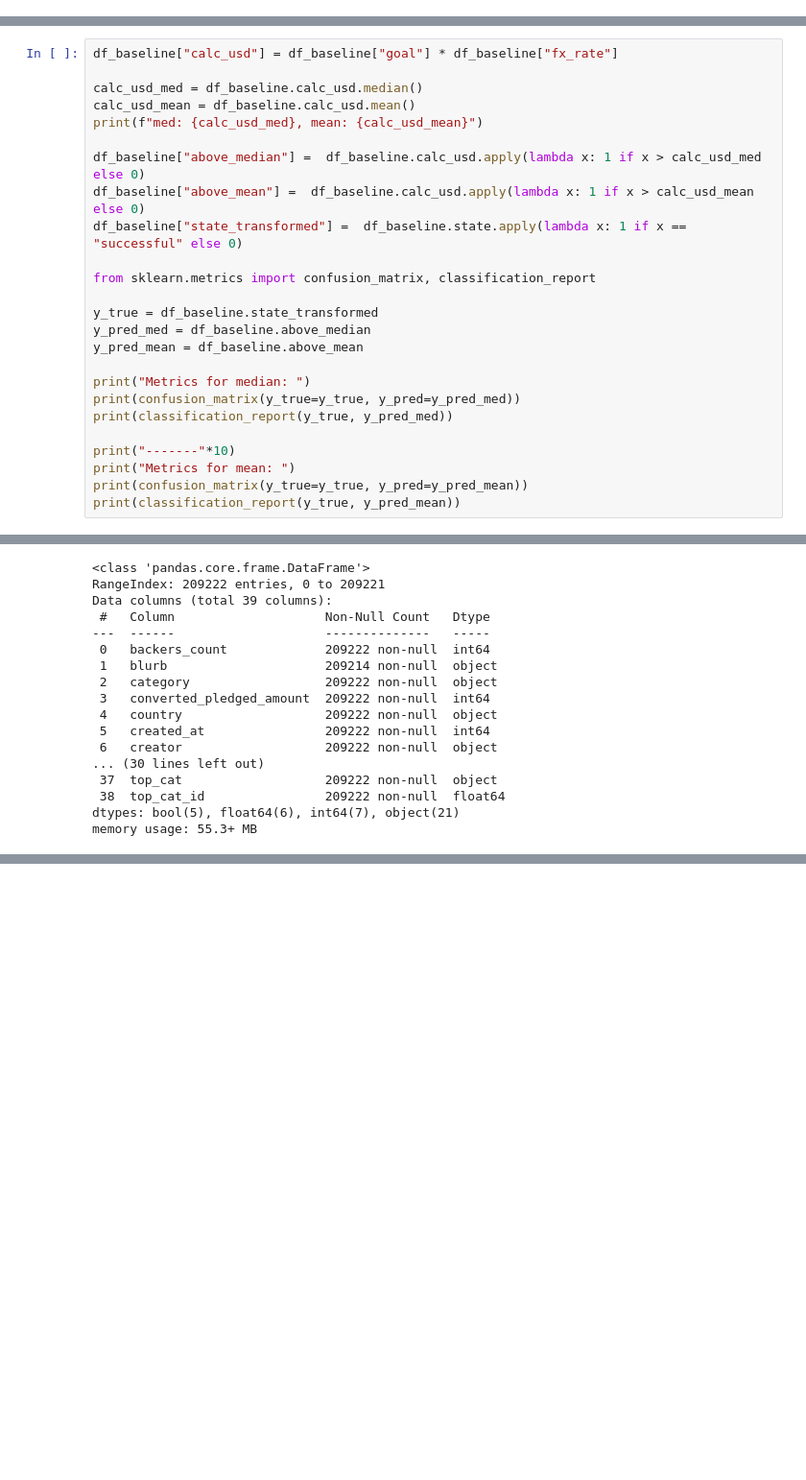
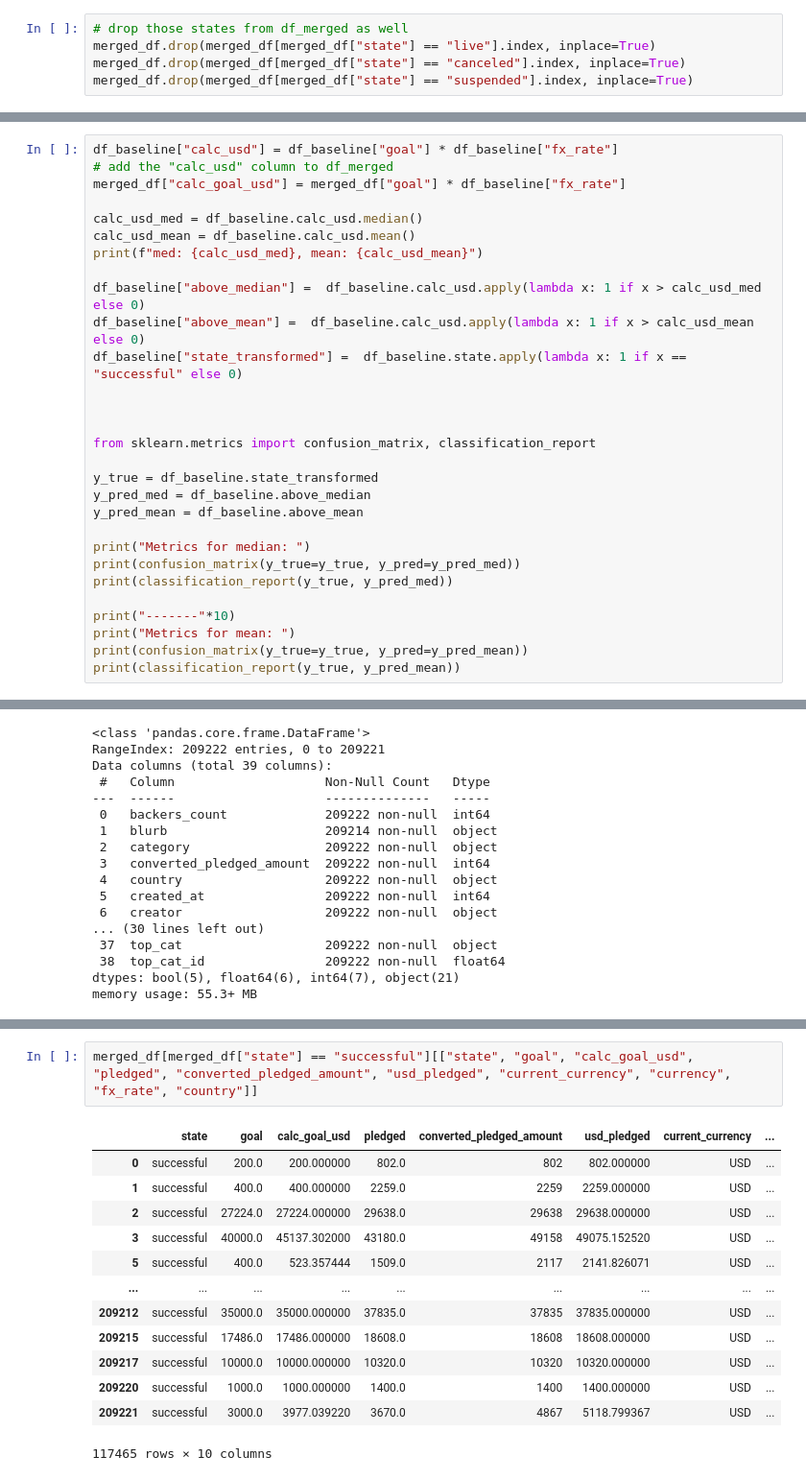
Before and after one commit to medscoops/Kickstarter_ARG, a Jupyter notebook: EDA-and-modeling.ipynb, the cells around one changed output, grey strips where cells are left out. Shown at 96% size. Saved outputs shown, nothing was run; the diff lists cells and outputs as text; blank space fills up the shorter version.

Commit message:
1. added column calc_pledged_usd (pledged converted to usd using fx_rate) 2. added stuff that was previously not done in merged_df: droped unwanted states, added calc_goal_usd

```diff
--- a/EDA-and-modeling.ipynb
+++ b/EDA-and-modeling.ipynb
@@ -227,10 +227,17 @@ Data columns (total 3 columns):
  2   state    192664 non-null  object
 dtypes: float64(2), object(1)
 memory usage: 5.9+ MB
+# %%
+# drop those states from df_merged as well
+merged_df.drop(merged_df[merged_df["state"] == "live"].index, inplace=True)
+merged_df.drop(merged_df[merged_df["state"] == "canceled"].index, inplace=True)
+merged_df.drop(merged_df[merged_df["state"] == "suspended"].index, inplace=True)
 # %% [markdown]
 Calculating the baseline f1-values again for the full dataset
 # %%
 df_baseline["calc_usd"] = df_baseline["goal"] * df_baseline["fx_rate"]
+# add the "calc_usd" column to df_merged
+merged_df["calc_goal_usd"] = merged_df["goal"] * df_baseline["fx_rate"]
 
 calc_usd_med = df_baseline.calc_usd.median()
 calc_usd_mean = df_baseline.calc_usd.mean()
@@ -239,6 +246,8 @@ print(f"med: {calc_usd_med}, mean: {calc_usd_mean}")
 df_baseline["above_median"] =  df_baseline.calc_usd.apply(lambda x: 1 if x > calc_usd_med else 0)
 df_baseline["above_mean"] =  df_baseline.calc_usd.apply(lambda x: 1 if x > calc_usd_mean else 0)
 df_baseline["state_transformed"] =  df_baseline.state.apply(lambda x: 1 if x == "successful" else 0)
+
+
 
 from sklearn.metrics import confusion_matrix, classification_report
 
@@ -617,0 +643,16 @@ memory usage: 55.3+ MB
+# %%
+merged_df[merged_df["state"] == "successful"][["state", "goal", "calc_goal_usd", "pledged", "converted_pledged_amount", "usd_pledged", "current_currency", "currency", "fx_rate", "country"]]
+# %% [output]
+|  | state | goal | calc_goal_usd | pledged | converted_pledged_amount | usd_pledged | current_currency | ... |
+| 0 | successful | 200.0 | 200.000000 | 802.0 | 802 | 802.000000 | USD | ... |
+| 1 | successful | 400.0 | 400.000000 | 2259.0 | 2259 | 2259.000000 | USD | ... |
+| 2 | successful | 27224.0 | 27224.000000 | 29638.0 | 29638 | 29638.000000 | USD | ... |
+| 3 | successful | 40000.0 | 45137.302000 | 43180.0 | 49158 | 49075.152520 | USD | ... |
+| 5 | successful | 400.0 | 523.357444 | 1509.0 | 2117 | 2141.826071 | USD | ... |
+| ... | ... | ... | ... | ... | ... | ... | ... | ... |
+| 209212 | successful | 35000.0 | 35000.000000 | 37835.0 | 37835 | 37835.000000 | USD | ... |
+| 209215 | successful | 17486.0 | 17486.000000 | 18608.0 | 18608 | 18608.000000 | USD | ... |
+| 209217 | successful | 10000.0 | 10000.000000 | 10320.0 | 10320 | 10320.000000 | USD | ... |
+| 209220 | successful | 1000.0 | 1000.000000 | 1400.0 | 1400 | 1400.000000 | USD | ... |
+| 209221 | successful | 3000.0 | 3977.039220 | 3670.0 | 4867 | 5118.799367 | USD | ... |
+117465 rows × 10 columns
```
Also changed, not shown: parts of 7 cells of this notebook.
